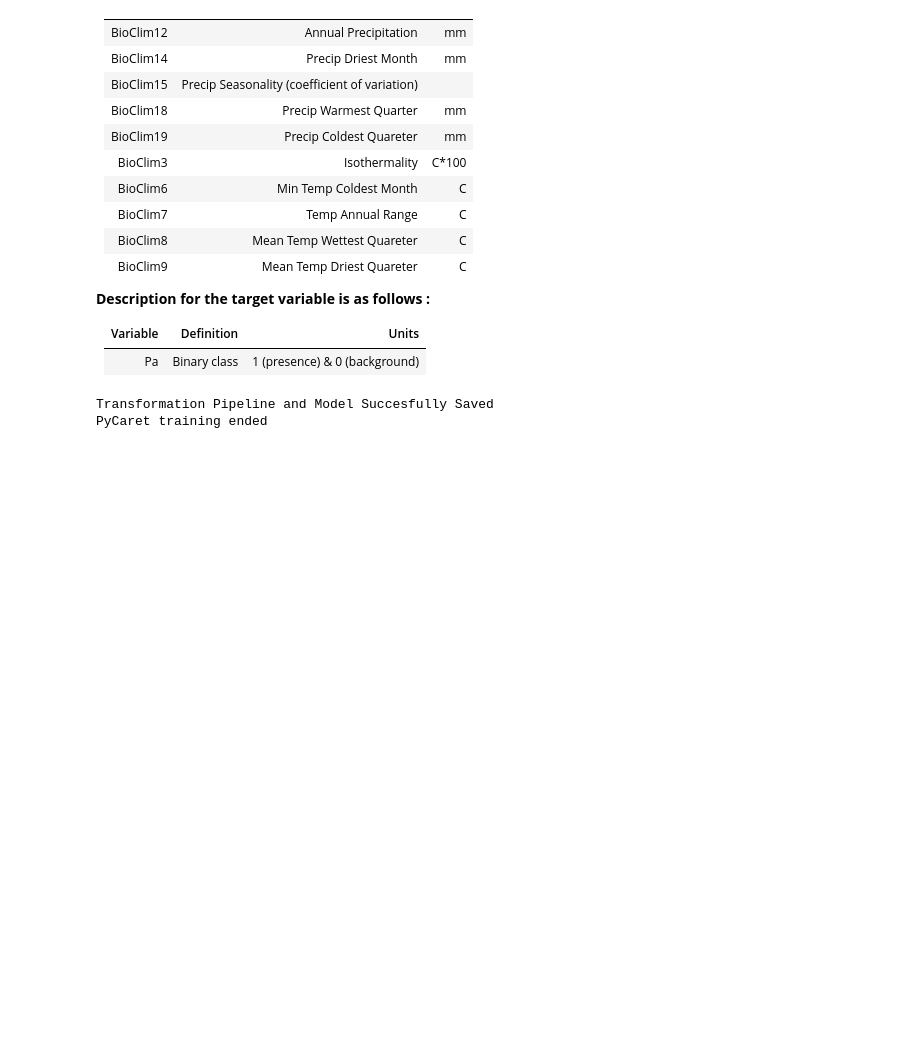
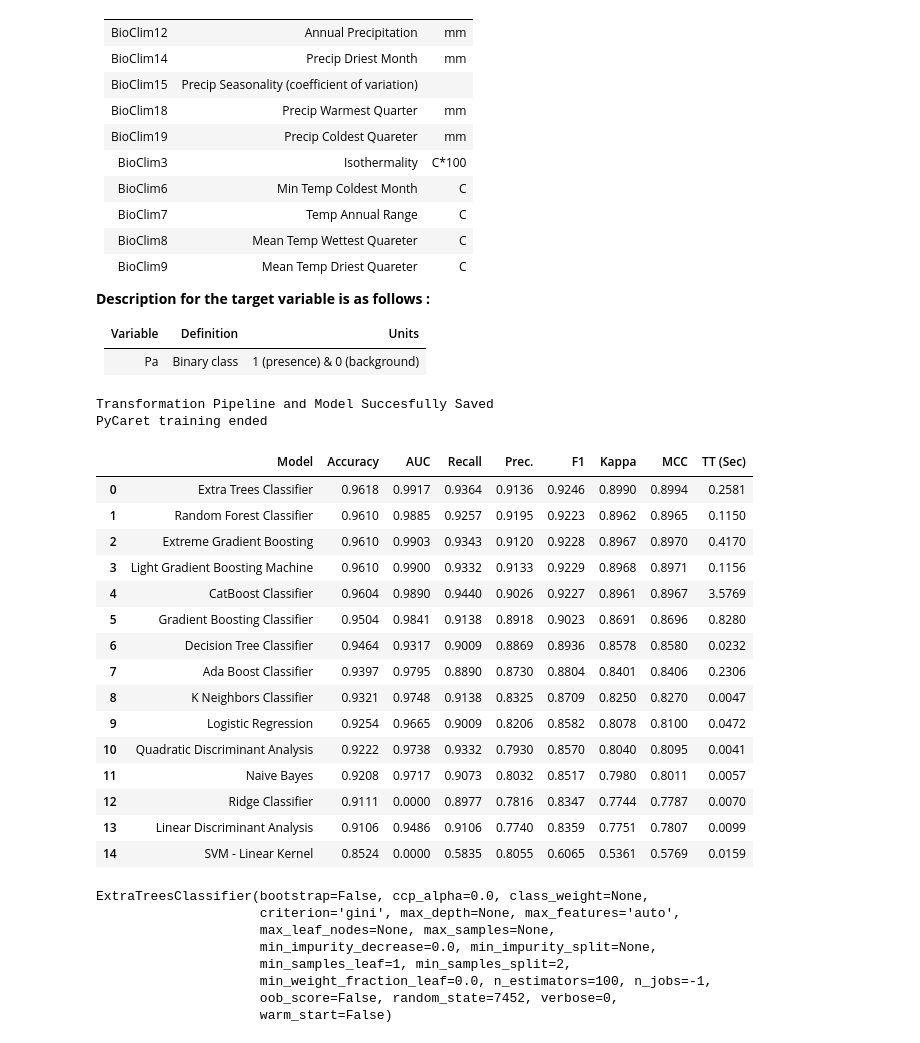
Before and after one commit to daniel-furman/ensemble-climate-projections, a Jupyter notebook: Comparing_MLs.ipynb, the cells around one changed output. Saved outputs shown, nothing was run; the diff lists cells and outputs as text; code cells hidden in the pictures; blank space fills up the shorter version.

```diff
--- a/Comparing_MLs.ipynb
+++ b/Comparing_MLs.ipynb
@@ -43,6 +43,33 @@ exec(open('/Users/danielfurman/Data_science_code/ML_sdms_train.py').read())
 # %% [output]
 Transformation Pipeline and Model Succesfully Saved
 PyCaret training ended
+# %%
+compare_models() # Default models compared by mean statistics from 10-fold CV
+# %% [output]
+|  | Model | Accuracy | AUC | Recall | Prec. | F1 | Kappa | MCC | TT (Sec) |
+| 0 | Extra Trees Classifier | 0.9618 | 0.9917 | 0.9364 | 0.9136 | 0.9246 | 0.8990 | 0.8994 | 0.2581 |
+| 1 | Random Forest Classifier | 0.9610 | 0.9885 | 0.9257 | 0.9195 | 0.9223 | 0.8962 | 0.8965 | 0.1150 |
+| 2 | Extreme Gradient Boosting | 0.9610 | 0.9903 | 0.9343 | 0.9120 | 0.9228 | 0.8967 | 0.8970 | 0.4170 |
+| 3 | Light Gradient Boosting Machine | 0.9610 | 0.9900 | 0.9332 | 0.9133 | 0.9229 | 0.8968 | 0.8971 | 0.1156 |
+| 4 | CatBoost Classifier | 0.9604 | 0.9890 | 0.9440 | 0.9026 | 0.9227 | 0.8961 | 0.8967 | 3.5769 |
+| 5 | Gradient Boosting Classifier | 0.9504 | 0.9841 | 0.9138 | 0.8918 | 0.9023 | 0.8691 | 0.8696 | 0.8280 |
+| 6 | Decision Tree Classifier | 0.9464 | 0.9317 | 0.9009 | 0.8869 | 0.8936 | 0.8578 | 0.8580 | 0.0232 |
+| 7 | Ada Boost Classifier | 0.9397 | 0.9795 | 0.8890 | 0.8730 | 0.8804 | 0.8401 | 0.8406 | 0.2306 |
+| 8 | K Neighbors Classifier | 0.9321 | 0.9748 | 0.9138 | 0.8325 | 0.8709 | 0.8250 | 0.8270 | 0.0047 |
+| 9 | Logistic Regression | 0.9254 | 0.9665 | 0.9009 | 0.8206 | 0.8582 | 0.8078 | 0.8100 | 0.0472 |
+| 10 | Quadratic Discriminant Analysis | 0.9222 | 0.9738 | 0.9332 | 0.7930 | 0.8570 | 0.8040 | 0.8095 | 0.0041 |
+| 11 | Naive Bayes | 0.9208 | 0.9717 | 0.9073 | 0.8032 | 0.8517 | 0.7980 | 0.8011 | 0.0057 |
+| 12 | Ridge Classifier | 0.9111 | 0.0000 | 0.8977 | 0.7816 | 0.8347 | 0.7744 | 0.7787 | 0.0070 |
+| 13 | Linear Discriminant Analysis | 0.9106 | 0.9486 | 0.9106 | 0.7740 | 0.8359 | 0.7751 | 0.7807 | 0.0099 |
+| 14 | SVM - Linear Kernel | 0.8524 | 0.0000 | 0.5835 | 0.8055 | 0.6065 | 0.5361 | 0.5769 | 0.0159 |
+ExtraTreesClassifier(bootstrap=False, ccp_alpha=0.0, class_weight=None,
+                     criterion='gini', max_depth=None, max_features='auto',
+                     max_leaf_nodes=None, max_samples=None,
+                     min_impurity_decrease=0.0, min_impurity_split=None,
+                     min_samples_leaf=1, min_samples_split=2,
+                     min_weight_fraction_leaf=0.0, n_estimators=100, n_jobs=-1,
+                     oob_score=False, random_state=7452, verbose=0,
+                     warm_start=False)
 # %%
 exec(open('/Users/danielfurman/Data_science_code/ML_sdms_predict.py').read())
 
```
Also changed, not shown: parts of 3 cells of this notebook, 1 other file.
